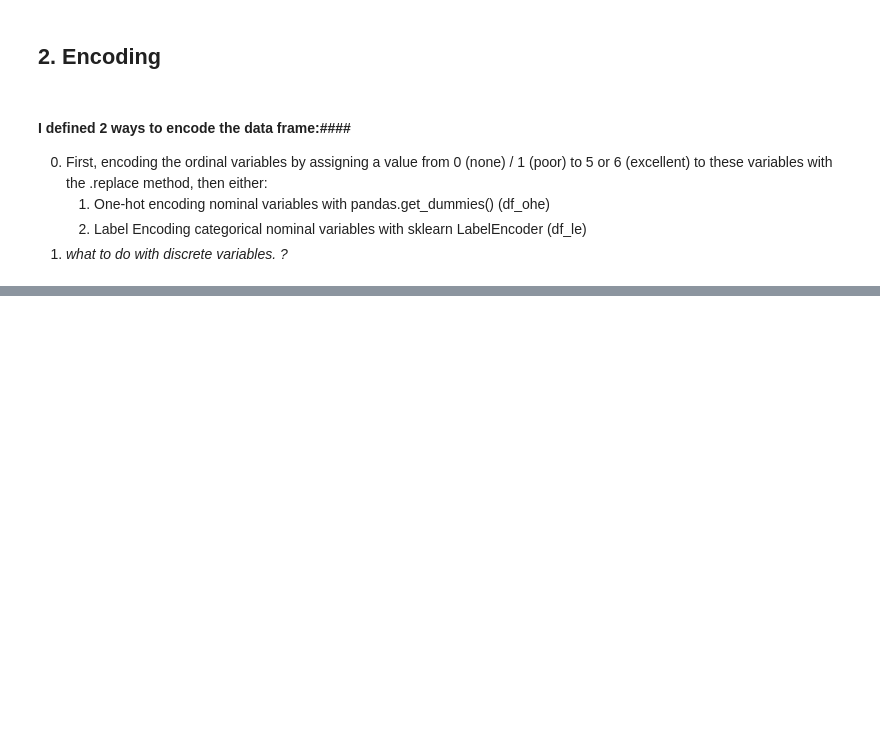
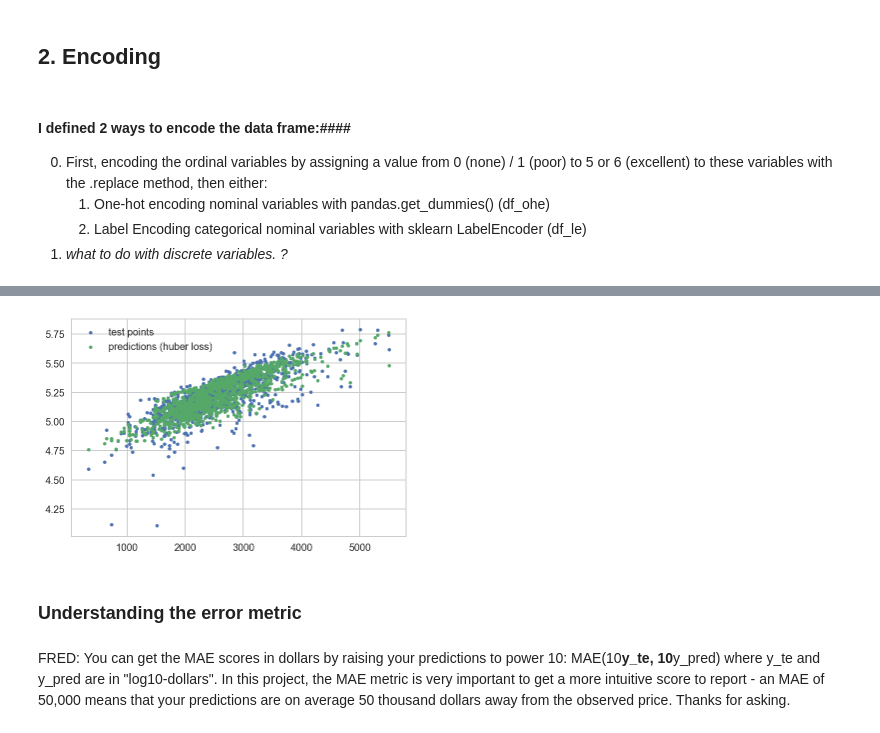
Before and after one commit to petrum01/EPFL-exts-AML1, a Jupyter notebook: house-prices-solution.ipynb, the cells around one changed output, grey strips where cells are left out. Cells and saved outputs as stored; diff of their text form; code cells hidden in the pictures; blank space fills up the shorter version.

```diff
--- a/house-prices-solution.ipynb
+++ b/house-prices-solution.ipynb
@@ -155,2 +165,2 @@ def encode(df):
 # %%
-df_ohe, df_le = encode(df_clean)
+df_ohe = encode(df_clean)
@@ -235,0 +436,8 @@ df_le.shape
+# %%
+from sklearn.model_selection import train_test_split
+
+# Split into train/test sets
+train_df, test_df = train_test_split(df_ohe, train_size=0.5, test_size=0.5, random_state=0)
+
+print('Train DataFrame:', train_df.shape)
+print('Test DataFrame:', test_df.shape)
@@ -235,0 +610,28 @@ df_le.shape
+# %%
+# Fitting a model with all the features
+columns_to_exclude = ['SalePrice','LogSalePrice']
+features = df_ohe.drop(columns_to_exclude, axis = 1).columns
+
+# Create variables
+#using the function create_variables:
+#X_tr, y_tr, X_te, y_te = create_variables(features, 'LogSalePrice')
+
+X_tr = train_df[features].values
+y_tr = train_df.LogSalePrice.values
+X_te = test_df[features].values
+y_te = test_df.LogSalePrice.values
+
+# Linear regression
+y_pred = fit_lr(X_tr, y_tr, X_te)
+rmse_lr = RMSE(y_te, y_pred)
+mae_lr = MAE(10**y_te, 10**y_pred)
+
+# Huber Loss
+y_pred_hl = fit_hl(X_tr, y_tr, X_te)
+rmse_hl = RMSE(y_te, y_pred_hl)
+mae_hl = MAE(10**y_te, 10**y_pred_hl)
+
+print('RMSE linear regression: {:.3f}'.format(rmse_lr))
+print('RMSE Huber Loss: {:.3f}'.format(rmse_hl))
+print('MAE linear regression: {:.3f}'.format(mae_lr))
+print('MAE Huber Loss: {:.3f}'.format(mae_hl))
@@ -235,0 +643,14 @@ df_le.shape
+# %%
+# Plot models
+sale_price = X_te[:, 0]
+plt.scatter(sale_price, y_te, s=10, label='test points')
+plt.scatter(sale_price, y_pred_hl, s=10, label='predictions (huber loss)')
+plt.legend()
+plt.show()
+# %% [output]
+[figure, added]
+# %% [markdown]
+### Understanding the error metric
+# %% [markdown]
+FRED:
+You can get the MAE scores in dollars by raising your predictions to power 10: MAE(10**y_te, 10**y_pred) where y_te and y_pred are in "log10-dollars". In this project, the MAE metric is very important to get a more intuitive score to report - an MAE of 50,000 means that your predictions are on average 50 thousand dollars away from the observed price. Thanks for asking.
```
Also changed, not shown: parts of 64 cells of this notebook.
